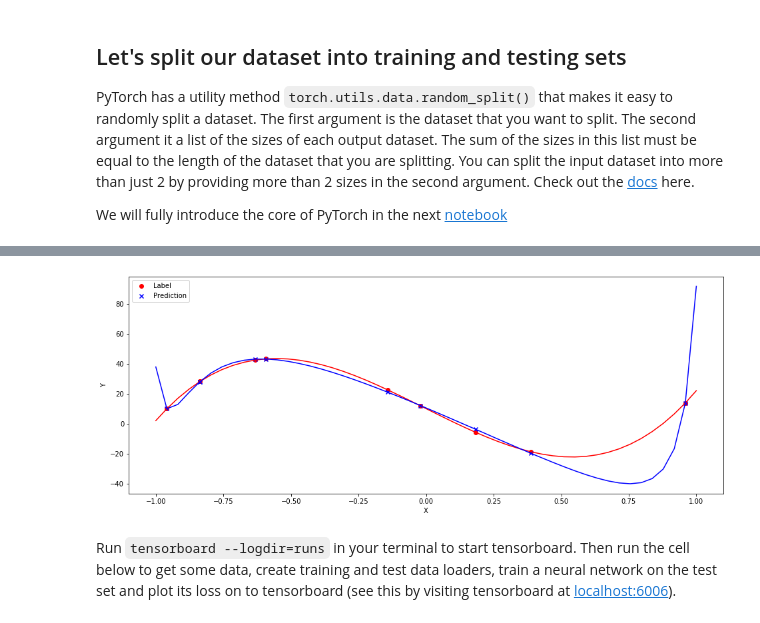
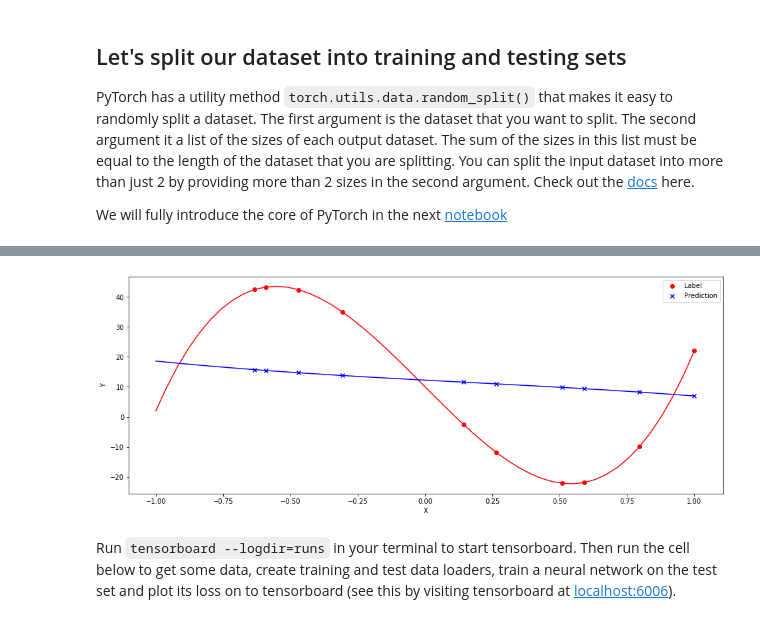
Before and after one commit to AI-Core/Neural-Networks, a Jupyter notebook: Hyperparameters and validation sets.ipynb, the cells around one changed output, grey strips where cells are left out. Drawn from its saved outputs; the diff is of its cells as text; code cells hidden in the pictures.

Commit message:
added weight decay

```diff
--- a/Hyperparameters and validation sets.ipynb
+++ b/Hyperparameters and validation sets.ipynb
@@ -85,12 +95,13 @@ class MultiVariableLinearHypothesis:
         self.w = new_w
         self.b = new_b
     def calc_deriv(self, X, y_hat, labels):
-        diffs = y_hat - labels
-        dLdw = 2 * np.array([np.sum(diffs * X[:, i]) / m for i in range(self.n_features)])
-        dLdb = 2 * np.sum(diffs)/m
+        diffs = y_hat - labels # calculate error
+        dLdw = 2 * np.array([np.sum(diffs * X[:, i]) / m for i in range(self.n_features)]) # derivative of MSE term of loss
+        dLdw += 2 * weight_decay * self.w # add derivative of weight decay term of loss
+        dLdb = 2 * np.sum(diffs) / m
         return dLdw, dLdb
 
-def train(num_epochs, X, Y, H):
+def train(num_epochs, X, Y, H, weight_decay):
     for e in range(num_epochs): # for this many complete runs through the dataset
         y_hat = H(X) # make predictions
         dLdw, dLdb = H.calc_deriv(X, y_hat, Y) # calculate gradient of current loss with respect to model parameters
@@ -100,7 +111,8 @@ def train(num_epochs, X, Y, H):
 
 def test(X, Y, H):
     y_hat = H(X) # make predictions
-    loss = np.sum((y_hat - Y)**2) / len(Y) # calculte mean squared error
+    loss = np.sum((y_hat - Y)**2) / len(Y) # calculate mean squared error
+    loss += weight_decay * np.dot(H.w, H.w)
     return loss
 
 def create_polynomial_inputs(X, order=3):
@@ -109,13 +121,14 @@ def create_polynomial_inputs(X, order=3):
 
 num_epochs = 10000
 learning_rate = 0.1
-highest_order_power = 50 # change this to adjust the model
+highest_order_power = 3 # change this to adjust the model
+weight_decay = 0.1
 
 X = create_polynomial_inputs(train_data, highest_order_power) # create polynomial inputs
 Y = Y_fn(train_data)
 H = MultiVariableLinearHypothesis(n_features=highest_order_power) # initialise our model
 
-train(num_epochs, X, Y, H) # train model and plot cost curve
+train(num_epochs, X, Y, H, weight_decay) # train model and plot cost curve
 loss = test(X, Y, H)
 print('LOSS:', loss)
 
@@ -133,4 +146,4 @@ LOSS: 0.8109976665452395
-[figure, old version]
+[figure, new version]
 # %% [markdown]
 Run `tensorboard --logdir=runs` in your terminal to start tensorboard. Then run the cell below to get some data, create training and test data loaders, train a neural network on the test set and plot its loss on to tensorboard (see this by visiting tensorboard at [localhost:6006](http://localhost:6006)).
 # %% [markdown]
```
Also changed, not shown: parts of 7 cells of this notebook.
